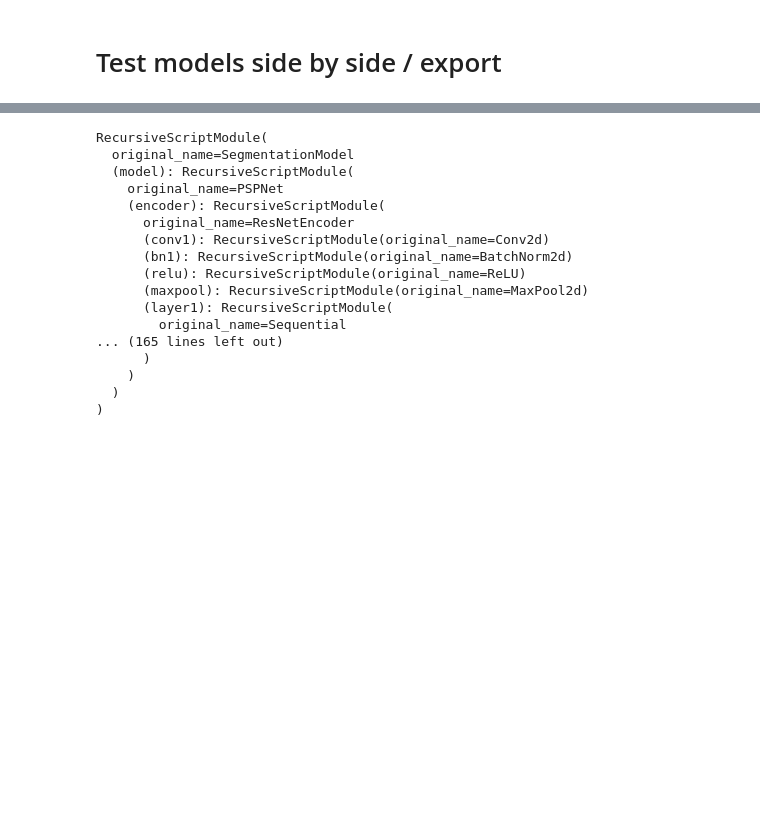
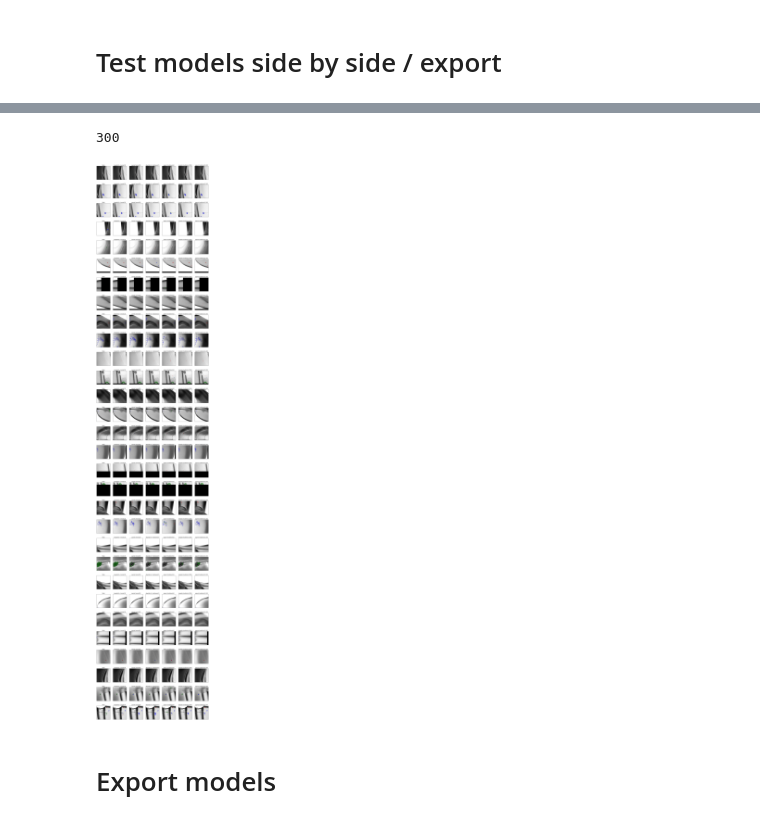
Before and after one commit to karalius32/uzduotis1, a Jupyter notebook: pytorch igel/test_model.ipynb, the cells around one changed output, grey strips where cells are left out. Saved outputs shown, nothing was run; the diff lists cells and outputs as text; code cells hidden in the pictures; blank space fills up the shorter version.

```diff
--- a/pytorch igel/test_model.ipynb
+++ b/pytorch igel/test_model.ipynb
@@ -100,8 +100,10 @@ model = model_loader.SegmentationModel("deeplabv3plus", "timm-mobilenetv3_small_
 print(f"deeplabv3plus mobilenetv3_small_100: {sum([p.numel() for p in model.parameters()]) / 1e6}")
 
 print()
-model = model_loader.SegmentationModel("deeplabv3plus", "mit_b0", 3, True)
-print(f"deeplabv3plus mit_b0: {sum([p.numel() for p in model.parameters()]) / 1e6}")
+model = model_loader.SegmentationModel("pspnet", "resnet18", 3, True)
+print(f"pspnet resnet18: {sum([p.numel() for p in model.parameters()]) / 1e6}")
+model = model_loader.SegmentationModel("deeplabv3plus", "resnet18", 3, True)
+print(f"deeplabv3plus resnet18: {sum([p.numel() for p in model.parameters()]) / 1e6}")
 # %% [output]
 pspnet mobilevitv2_100: 0.854118
 deeplabv3plus mobilevitv2_050: 1.932269
@@ -189,2 +172,11 @@ SegmentationModel(
-# %%
-images = read_images("cache//images")
+# %%
+for model, title in zip(models, titles):
+    precisions, recalls, ious, dices, avg_test_loss, avg_test_iou = evaluate_model(model, dataloader, DiceLoss("multiclass", from_logits=False), "cuda", 3)
+    print(title)
+    print(f"Test IoU: {avg_test_iou:.4f}")
+    print(f"Metrics by class:")
+    print(f"    IoU:        {[round(x, 2) for x in ious[1:]]}")
+    print(f"    Dice (F1):  {[round(x, 2) for x in dices[1:]]}")
+    print(f"    Precision:  {[round(x, 2) for x in precisions[1:]]}")
+    print(f"    Recall:     {[round(x, 2) for x in recalls[1:]]}")
+    print()
@@ -191 +201,34 @@ images = read_images("cache//images")
+# %%
+n = 300
+predictions = [[], [], [], [], [], []]
+for model, i in zip(models, range(6)):
+    for image, _ in zip(images[:n], masks[:n]):
+        model.dont_slice = True
+        output = model(image.unsqueeze(0))
+        prediction = torch.argmax(output, axis=1)
+        predictions[i].append(prediction)
+# %%
+len(predictions[0])
+# %% [output]
+300
+# %%
+n = 300
+indices = np.arange(0, n, 10)
+fig, axis = plt.subplots(len(indices), 7, figsize=(24, len(indices)*4))
+for row, i in zip(axis, indices):
+    for ax in row:
+        ax.imshow(images[i].squeeze(0).cpu().detach(), alpha=1, cmap="gray")
+        ax.set_xticks([])
+        ax.set_yticks([])
+    row[0].imshow(masks[i].squeeze(0).cpu().detach(), alpha=0.5, vmax=3, interpolation="nearest", cmap=ListedColormap(((0, 0, 0, 0), ("red"), ("green"), ("blue"))))
+    row[0].set_title("Mask")
+    for j, title in zip(range(1, 7), titles):
+        row[j].imshow(predictions[j-1][i].squeeze(0).cpu().detach(), alpha=0.5, vmax=3, interpolation="nearest", cmap=ListedColormap(((0, 0, 0, 0), ("red"), ("green"), ("blue"))))
+        row[j].set_title(title)
+
+plt.show()
+# %% [output]
+[figure, added]
+# %% [markdown]
+# Export models
 # %%
@@ -197,26 +237,0 @@ pspnet_traced.save("pspnet_exported.torchscript")
-# %%
-deeplab = torch.load("deeplab_exported.torchscript")
-deeplab.to("cuda")
-deeplab.eval()
-
-pspnet = torch.load("pspnet_exported.torchscript")
-pspnet.to("cuda")
-pspnet.eval()
-# %% [output]
-RecursiveScriptModule(
-  original_name=SegmentationModel
-  (model): RecursiveScriptModule(
-    original_name=PSPNet
-    (encoder): RecursiveScriptModule(
-      original_name=ResNetEncoder
-      (conv1): RecursiveScriptModule(original_name=Conv2d)
-      (bn1): RecursiveScriptModule(original_name=BatchNorm2d)
-      (relu): RecursiveScriptModule(original_name=ReLU)
-      (maxpool): RecursiveScriptModule(original_name=MaxPool2d)
-      (layer1): RecursiveScriptModule(
-        original_name=Sequential
-... (165 lines left out)
-      )
-    )
-  )
-)
```
Also changed, not shown: parts of 10 cells of this notebook, 5 other files.
